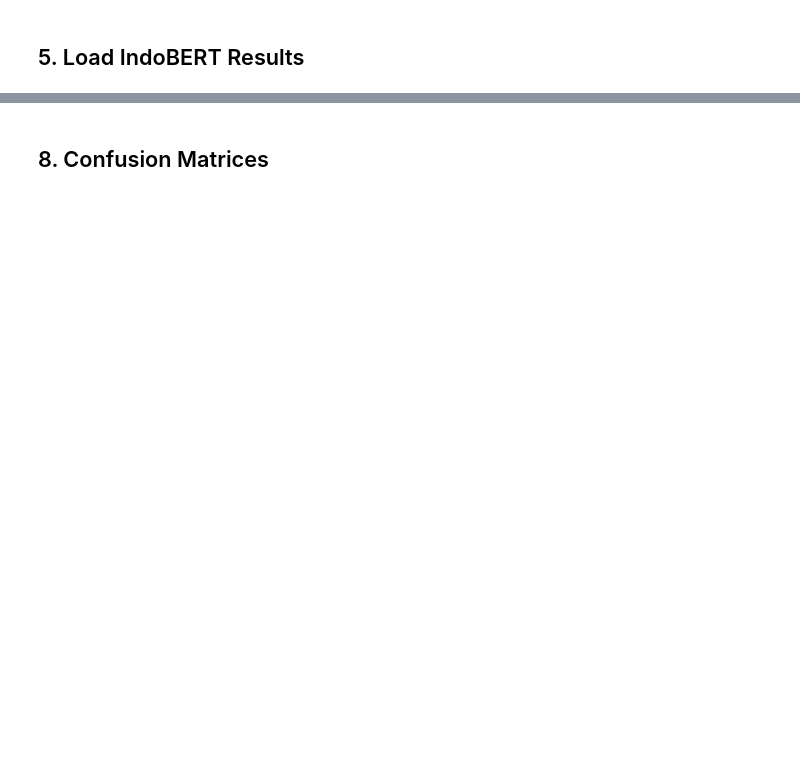
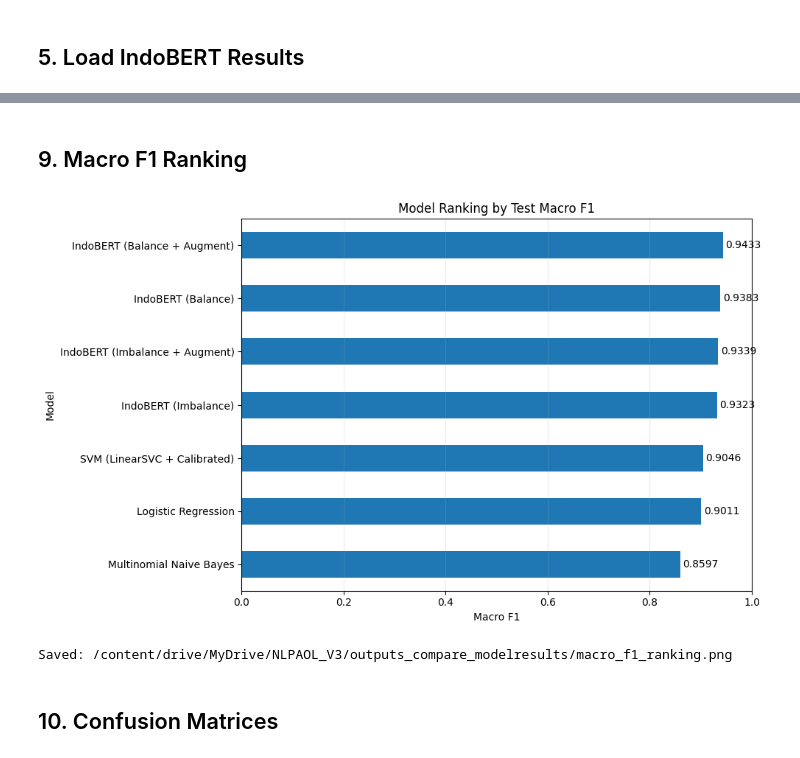
Before and after one commit to erlitna24/narasi-clickbait-detection, a Jupyter notebook: notebook/03_compare_modelresults.ipynb, the cells around one changed output, grey strips where cells are left out. Cells and saved outputs as stored; diff of their text form; code cells hidden in the pictures; blank space fills up the shorter version.

```diff
--- a/notebook/03_compare_modelresults.ipynb
+++ b/notebook/03_compare_modelresults.ipynb
@@ -545,2 +1164,43 @@ Saved: /content/drive/MyDrive/NLPAOL_V3/outputs_indobert/final_results/compariso
+# %% [markdown]
+## 9. Macro F1 Ranking
+# %%
+ranking_frame = (
+    comparison_df[["Model", "F1 Macro"]]
+    .dropna()
+    .sort_values("F1 Macro", ascending=True)
+    .set_index("Model")
+)
+
+axis = ranking_frame.plot(
+    kind="barh",
+    figsize=(10, 6),
+    legend=False,
+)
+
+axis.set_title("Model Ranking by Test Macro F1")
+axis.set_xlabel("Macro F1")
+axis.set_ylabel("Model")
+axis.set_xlim(0.0, 1.0)
+axis.grid(axis="x", alpha=0.25)
+
+for patch in axis.patches:
+    value = patch.get_width()
+    axis.text(
+        value + 0.005,
+        patch.get_y() + patch.get_height() / 2,
+        f"{value:.4f}",
+        va="center",
+    )
+
+plt.tight_layout()
+
+ranking_chart_path = OUTPUT_DIR / "macro_f1_ranking.png"
+plt.savefig(ranking_chart_path, dpi=200, bbox_inches="tight")
+plt.show()
+
+print("Saved:", ranking_chart_path)
+# %% [output]
+[figure, added]
+Saved: /content/drive/MyDrive/NLPAOL_V3/outputs_compare_modelresults/macro_f1_ranking.png
 # %% [markdown]
-## 8. Confusion Matrices
+## 10. Confusion Matrices
```
Also changed, not shown: parts of 37 cells of this notebook, 1 other file.
